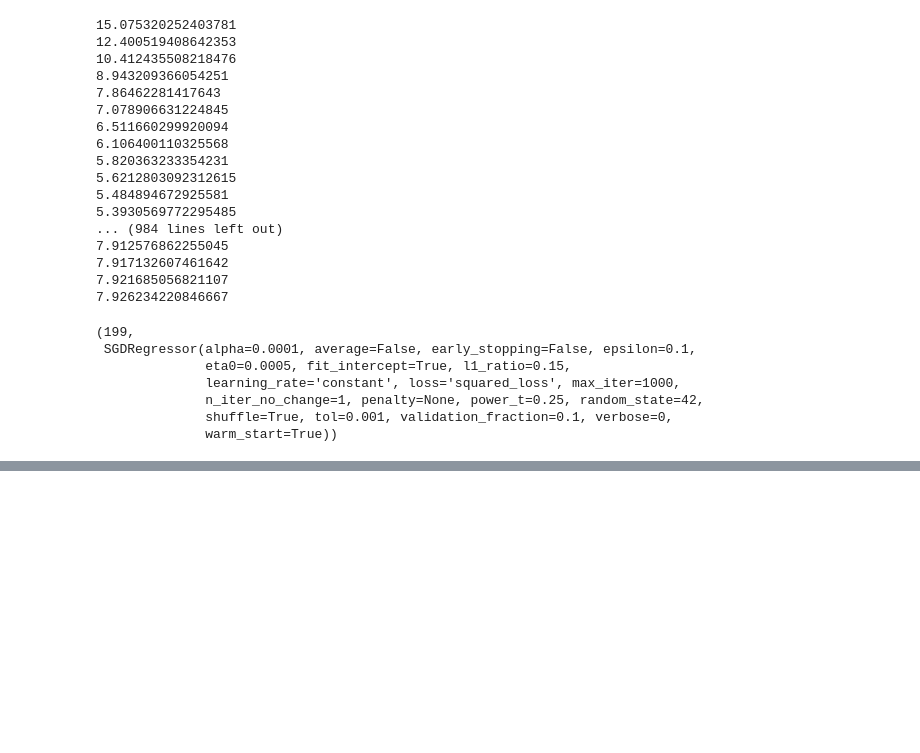
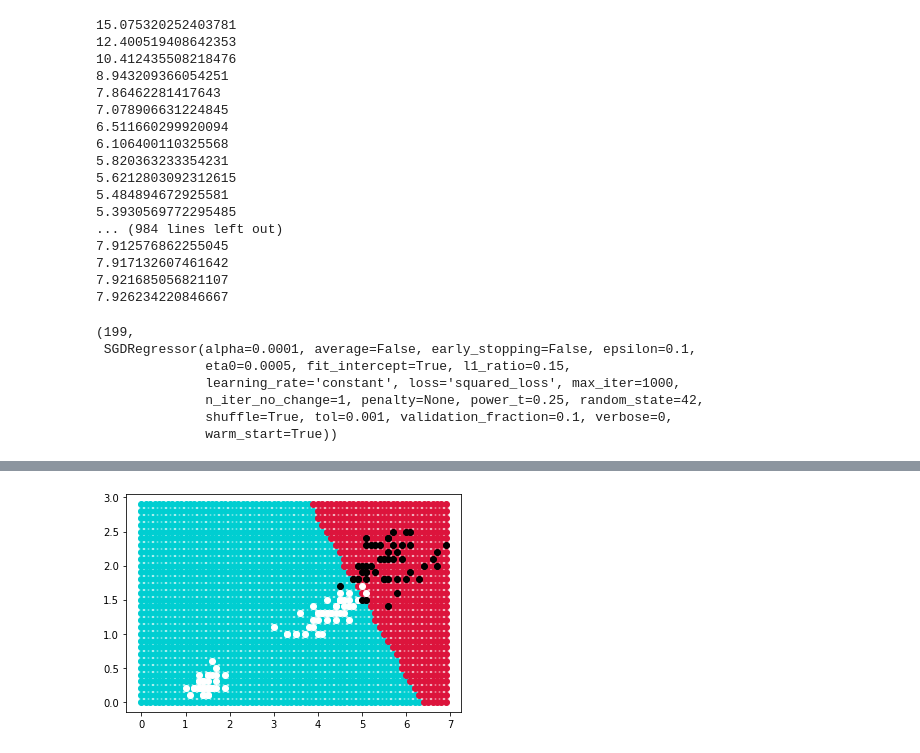
Before and after one commit to NII-o9i2/Scikit-Learn-Machine_Learning-examples, a Jupyter notebook: chapter4_training/training.ipynb, the cells around one changed output, grey strips where cells are left out. Cells and saved outputs as stored; diff of their text form; code cells hidden in the pictures; blank space fills up the shorter version.

```diff
--- a/chapter4_training/training.ipynb
+++ b/chapter4_training/training.ipynb
@@ -225,0 +303,16 @@ best_epoch,best_model
+# %%
+for ii in np.arange(0.0,7.0,0.1):
+    for jj in np.arange(0.0,3.,0.1):
+        y_ = log_reg2.predict([[ii,jj]])
+        if y_ == 0:
+            plt.scatter(ii,jj,c= '#00CED1')
+        else:
+            plt.scatter(ii,jj,c = '#DC143C')
+for ii in range(len(x2)):
+    if y[ii]== 0:
+        plt.scatter(x2[ii,0],x2[ii,1],c= 'white')
+    else:
+        plt.scatter(x2[ii,0],x2[ii,1],c = 'black')
+plt.show()
+# %% [output]
+[figure, added]
```
Also changed, not shown: parts of 19 cells of this notebook.
